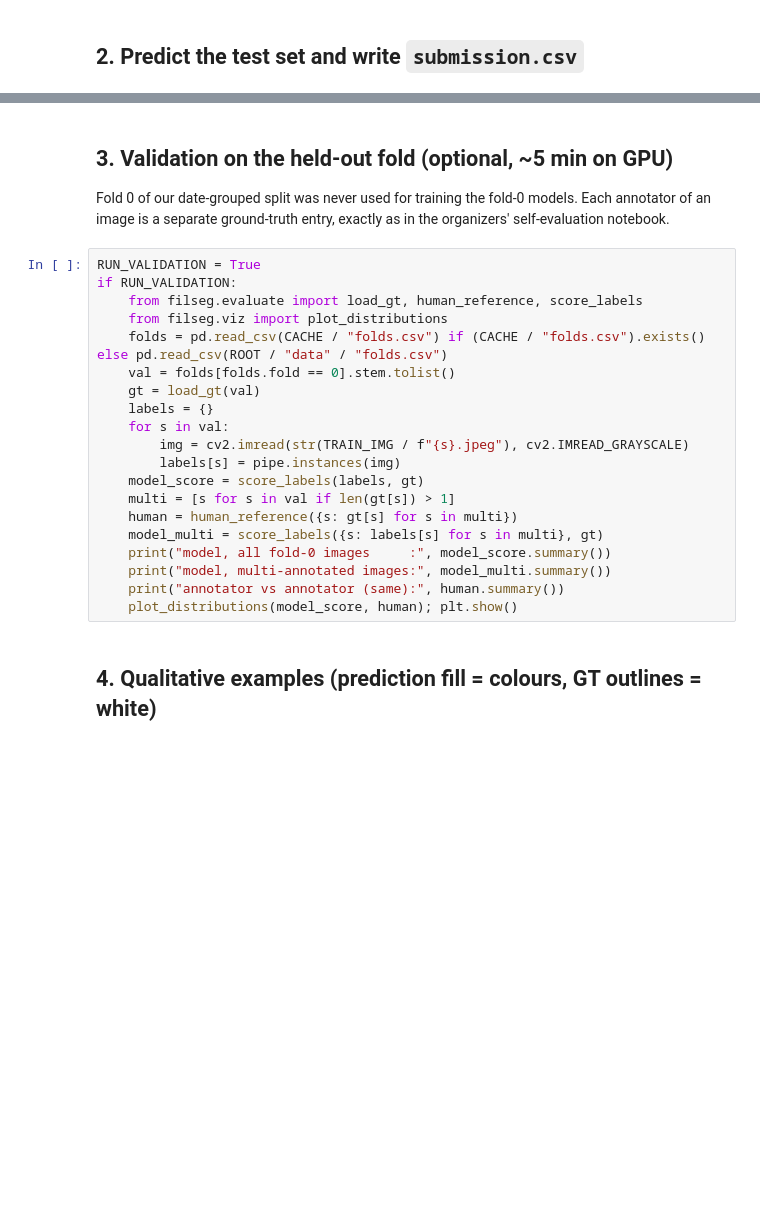
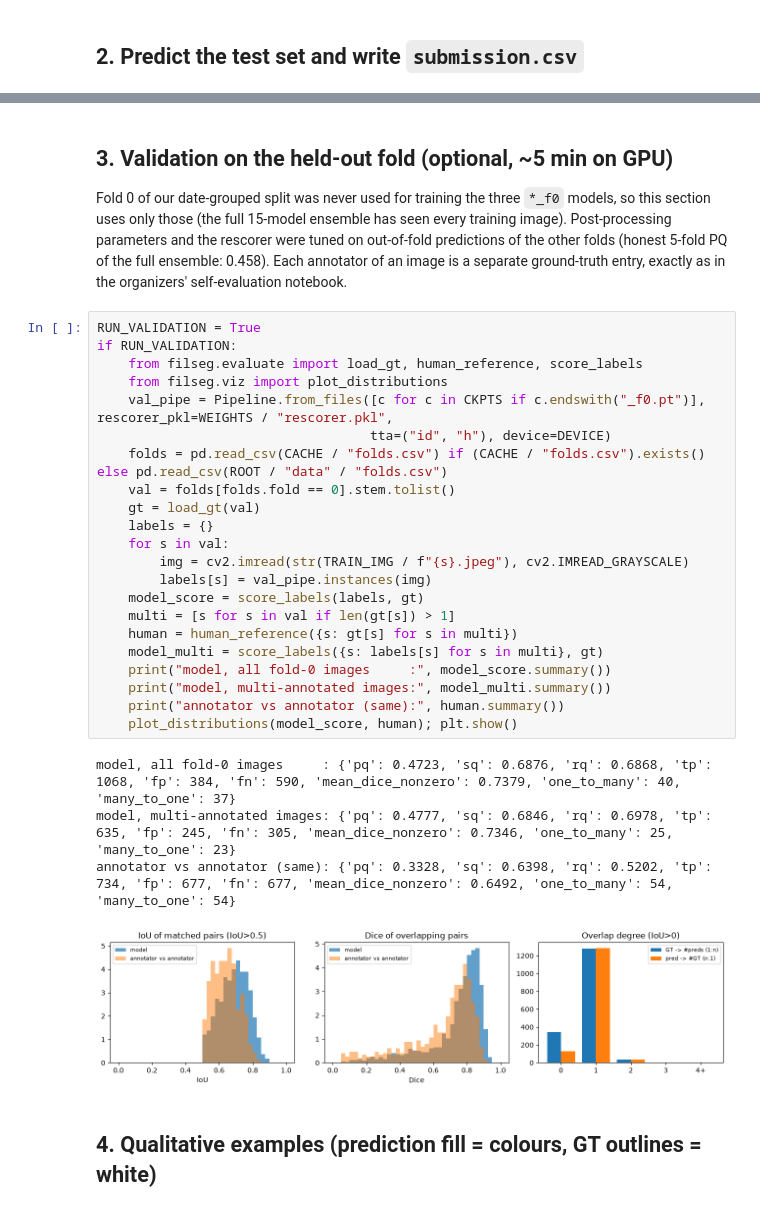
Before and after one commit to jemin-023/filament-seg-2026, a Jupyter notebook: notebooks/pipeline.ipynb, the cells around one changed output, grey strips where cells are left out. Saved outputs shown, nothing was run; the diff lists cells and outputs as text; blank space fills up the shorter version.

Commit message:
Final submission: 15 checkpoints, executed notebook, README, report template
Co-Authored-By: Claude Sonnet 5.5 <noreply@anthropic.com>

```diff
--- a/notebooks/pipeline.ipynb
+++ b/notebooks/pipeline.ipynb
@@ -48,26 +66,33 @@ sub.head()
 # %% [markdown]
 ## 3. Validation on the held-out fold (optional, ~5 min on GPU)
-Fold 0 of our date-grouped split was never used for training the fold-0 models. Each annotator of an image is a separate ground-truth entry, exactly as in the organizers' self-evaluation notebook.
+Fold 0 of our date-grouped split was never used for training the three `*_f0` models, so this section uses only those (the full 15-model ensemble has seen every training image). Post-processing parameters and the rescorer were tuned on out-of-fold predictions of the other folds (honest 5-fold PQ of the full ensemble: 0.458). Each annotator of an image is a separate ground-truth entry, exactly as in the organizers' self-evaluation notebook.
 # %%
 RUN_VALIDATION = True
 if RUN_VALIDATION:
     from filseg.evaluate import load_gt, human_reference, score_labels
     from filseg.viz import plot_distributions
+    val_pipe = Pipeline.from_files([c for c in CKPTS if c.endswith("_f0.pt")], rescorer_pkl=WEIGHTS / "rescorer.pkl",
+                                   tta=("id", "h"), device=DEVICE)
     folds = pd.read_csv(CACHE / "folds.csv") if (CACHE / "folds.csv").exists() else pd.read_csv(ROOT / "data" / "folds.csv")
     val = folds[folds.fold == 0].stem.tolist()
     gt = load_gt(val)
     labels = {}
     for s in val:
         img = cv2.imread(str(TRAIN_IMG / f"{s}.jpeg"), cv2.IMREAD_GRAYSCALE)
-        labels[s] = pipe.instances(img)
+        labels[s] = val_pipe.instances(img)
     model_score = score_labels(labels, gt)
     multi = [s for s in val if len(gt[s]) > 1]
     human = human_reference({s: gt[s] for s in multi})
     model_multi = score_labels({s: labels[s] for s in multi}, gt)
     print("model, all fold-0 images     :", model_score.summary())
     print("model, multi-annotated images:", model_multi.summary())
     print("annotator vs annotator (same):", human.summary())
     plot_distributions(model_score, human); plt.show()
+# %% [output]
+model, all fold-0 images     : {'pq': 0.4723, 'sq': 0.6876, 'rq': 0.6868, 'tp': 1068, 'fp': 384, 'fn': 590, 'mean_dice_nonzero': 0.7379, 'one_to_many': 40, 'many_to_one': 37}
+model, multi-annotated images: {'pq': 0.4777, 'sq': 0.6846, 'rq': 0.6978, 'tp': 635, 'fp': 245, 'fn': 305, 'mean_dice_nonzero': 0.7346, 'one_to_many': 25, 'many_to_one': 23}
+annotator vs annotator (same): {'pq': 0.3328, 'sq': 0.6398, 'rq': 0.5202, 'tp': 734, 'fp': 677, 'fn': 677, 'mean_dice_nonzero': 0.6492, 'one_to_many': 54, 'many_to_one': 54}
+[figure, added]
 # %% [markdown]
 ## 4. Qualitative examples (prediction fill = colours, GT outlines = white)
 # %%
```
Also changed, not shown: parts of 5 cells of this notebook, 24 other files.
